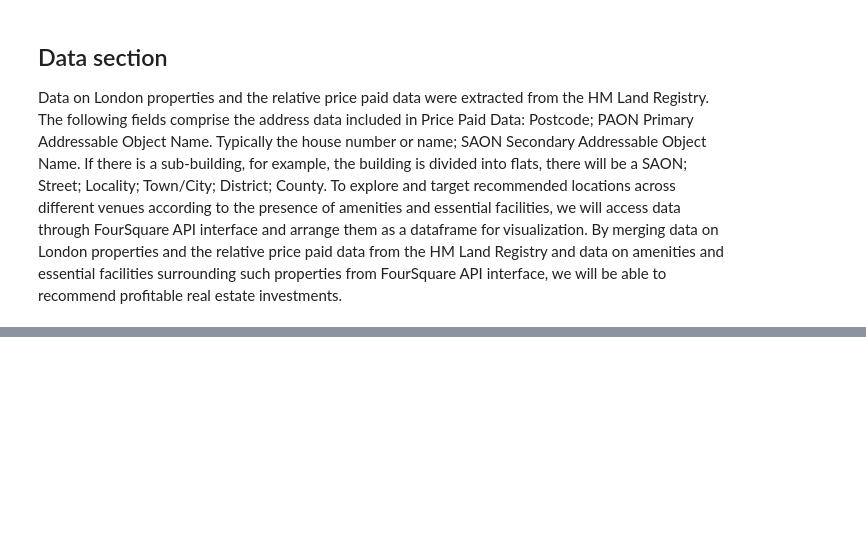
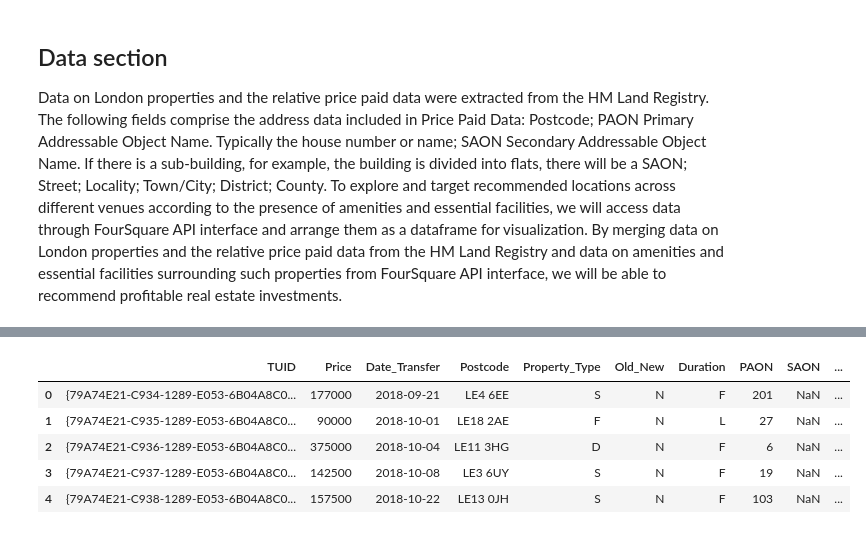
Before and after one commit to 3Ashutosh/Cousera_capstone, a Jupyter notebook: Cousera_final_deliverable.ipynb, the cells around one changed output, grey strips where cells are left out. Drawn from its saved outputs; the diff is of its cells as text; code cells hidden in the pictures; blank space fills up the shorter version.

```diff
--- a/Cousera_final_deliverable.ipynb
+++ b/Cousera_final_deliverable.ipynb
@@ -15,0 +99,14 @@ To explore and target recommended locations across different venues according to
+# %%
+# Assign column names
+Land_data.columns = ['TUID', 'Price', 'Date_Transfer', 'Postcode', 'Property_Type', 'Old_New', 'Duration', 'PAON', 'SAON', 'Street', 'Locality', 'Town_City', 'District', 'County', 'PPD_Cat_Type', 'Record_Status']
+# %%
+# Converting to date_Transfer column to datetime object
+Land_data['Date_Transfer'] = Land_data['Date_Transfer'].apply(pd.to_datetime)
+Land_data.head()
+# %% [output]
+|  | TUID | Price | Date_Transfer | Postcode | Property_Type | Old_New | Duration | PAON | SAON | ... |
+| 0 | {79A74E21-C934-1289-E053-6B04A8C0... | 177000 | 2018-09-21 | LE4 6EE | S | N | F | 201 | NaN | ... |
+| 1 | {79A74E21-C935-1289-E053-6B04A8C0... | 90000 | 2018-10-01 | LE18 2AE | F | N | L | 27 | NaN | ... |
+| 2 | {79A74E21-C936-1289-E053-6B04A8C0... | 375000 | 2018-10-04 | LE11 3HG | D | N | F | 6 | NaN | ... |
+| 3 | {79A74E21-C937-1289-E053-6B04A8C0... | 142500 | 2018-10-08 | LE3 6UY | S | N | F | 19 | NaN | ... |
+| 4 | {79A74E21-C938-1289-E053-6B04A8C0... | 157500 | 2018-10-22 | LE13 0JH | S | N | F | 103 | NaN | ... |
```
Also changed, not shown: parts of 45 cells of this notebook.
